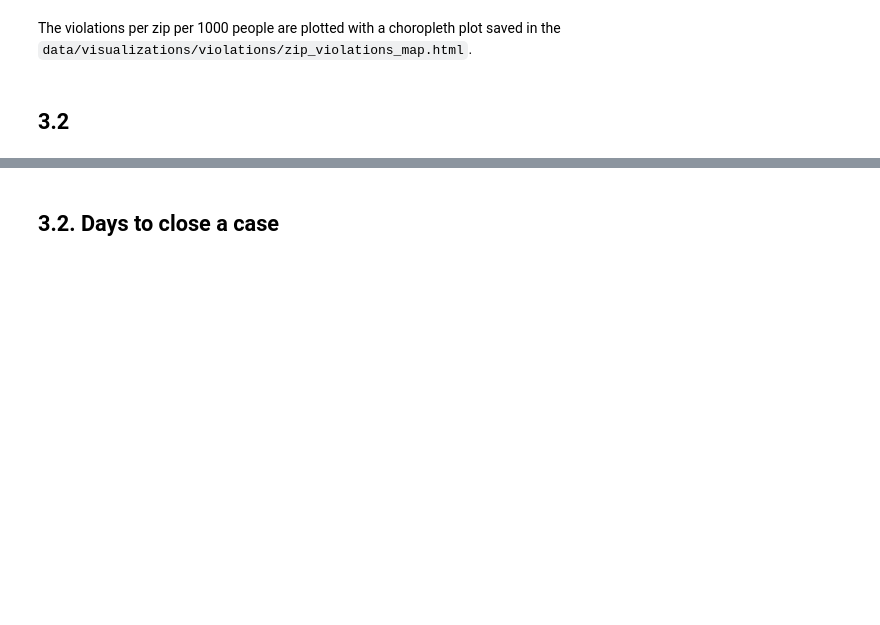
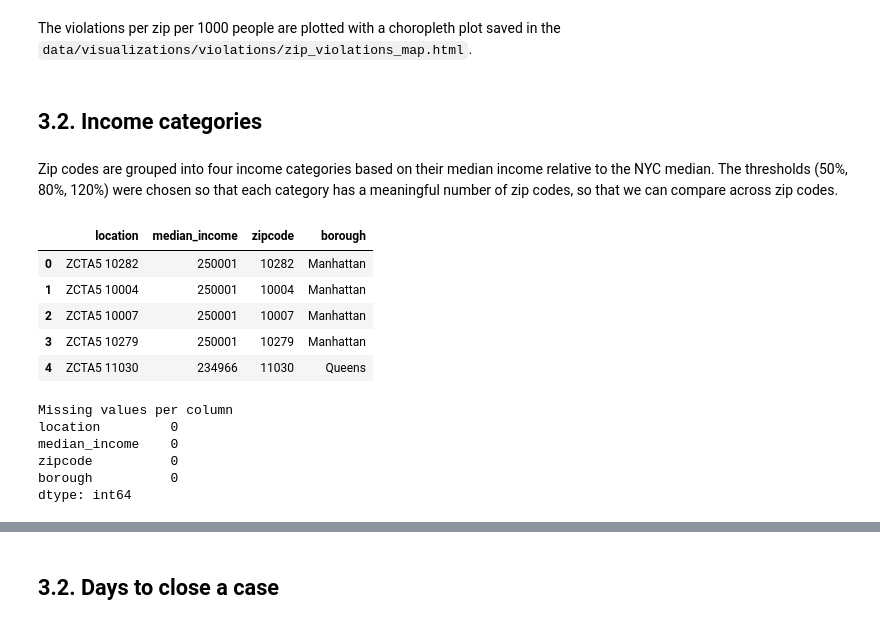
Before and after one commit to mariatmvendas/sdata_project, a Jupyter notebook: final_notebook.ipynb, the cells around one changed output, grey strips where cells are left out. Saved outputs shown, nothing was run; the diff lists cells and outputs as text; code cells hidden in the pictures; blank space fills up the shorter version.

```diff
--- a/final_notebook.ipynb
+++ b/final_notebook.ipynb
@@ -701,4 +702,27 @@ fig.update_layout(
 
 fig.write_html("data/visualizations/violations/zip_violations_map.html")
 # %% [markdown]
-## 3.2
+## 3.2. Income categories
+# %% [markdown]
+Zip codes are grouped into four income categories based on their median income relative to the NYC median. The thresholds (50%, 80%, 120%) were chosen so that each category has a meaningful number of zip codes, so that we can compare across zip codes.
+# %%
+df_income=pd.read_csv("data/nyc_zipcode_income.csv")
+df_income = df_income.drop(columns=["margin_of_error"])
+df_income.head()
+# %% [output]
+|  | location | median_income | zipcode | borough |
+| 0 | ZCTA5 10282 | 250001 | 10282 | Manhattan |
+| 1 | ZCTA5 10004 | 250001 | 10004 | Manhattan |
+| 2 | ZCTA5 10007 | 250001 | 10007 | Manhattan |
+| 3 | ZCTA5 10279 | 250001 | 10279 | Manhattan |
+| 4 | ZCTA5 11030 | 234966 | 11030 | Queens |
+# %%
+print("Missing values per column")
+print(df_income.isna().sum())
+# %% [output]
+Missing values per column
+location         0
+median_income    0
+zipcode          0
+borough          0
+dtype: int64
```
Also changed, not shown: parts of 4 cells of this notebook, 2 other files.
